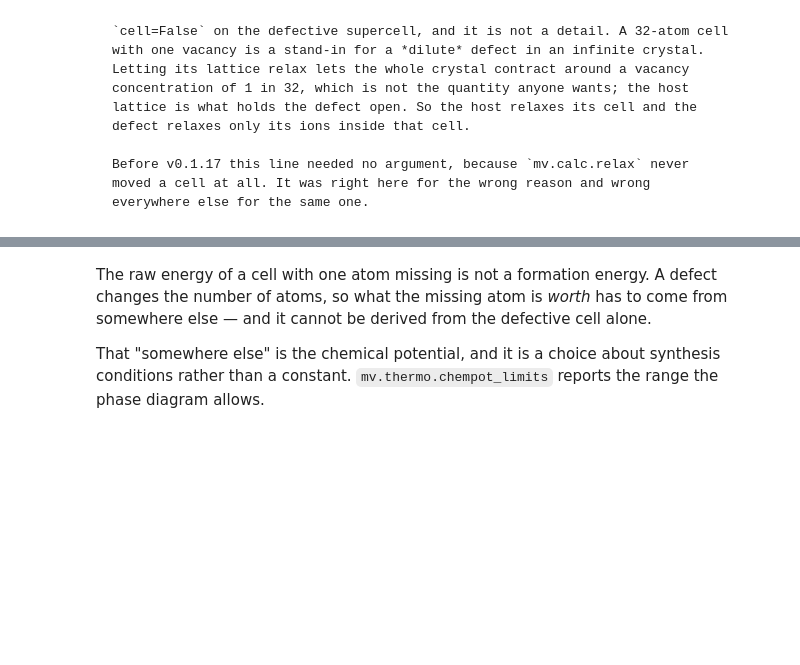
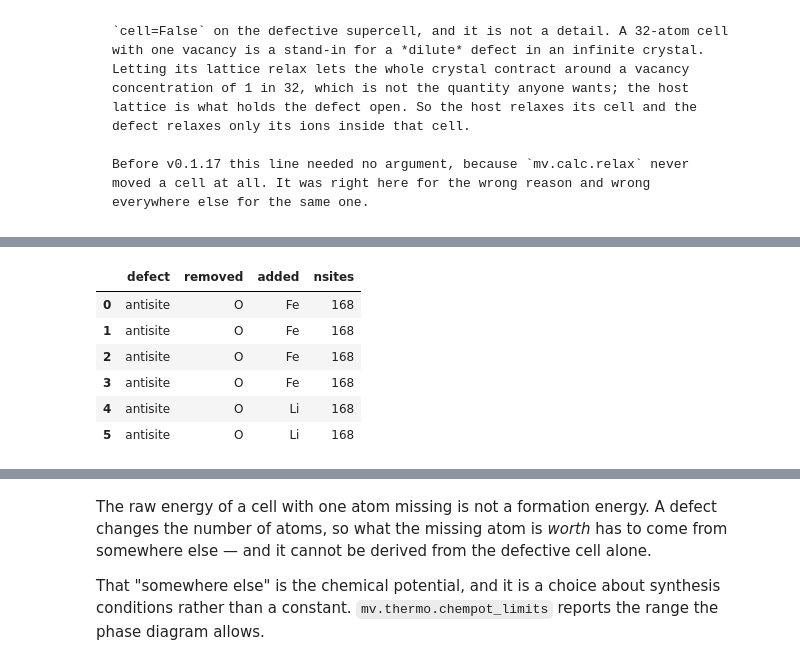
Before and after one commit to omicverse/matverse, a Jupyter notebook: matverse_guide/docs/tutorials/defects_and_diffusion.ipynb, the cells around one changed output, grey strips where cells are left out. Saved outputs shown, nothing was run; the diff lists cells and outputs as text; code cells hidden in the pictures; blank space fills up the shorter version.

```diff
--- a/matverse_guide/docs/tutorials/defects_and_diffusion.ipynb
+++ b/matverse_guide/docs/tutorials/defects_and_diffusion.ipynb
@@ -123,0 +135,15 @@ everywhere else for the same one.
+# %%
+cathode = mv.datasets.load("battery_cathodes")[:1].copy()
+mv.pp.describe(cathode)
+
+antisites = mv.pp.defects(cathode, kinds=("antisite",))
+mv.pp.describe(antisites)
+antisites.obs[["defect", "removed", "added", "nsites"]].head(6)
+# %% [output]
+|  | defect | removed | added | nsites |
+| 0 | antisite | O | Fe | 168 |
+| 1 | antisite | O | Fe | 168 |
+| 2 | antisite | O | Fe | 168 |
+| 3 | antisite | O | Fe | 168 |
+| 4 | antisite | O | Li | 168 |
+| 5 | antisite | O | Li | 168 |
```
Also changed, not shown: parts of 5 cells of this notebook, 11 other files.
